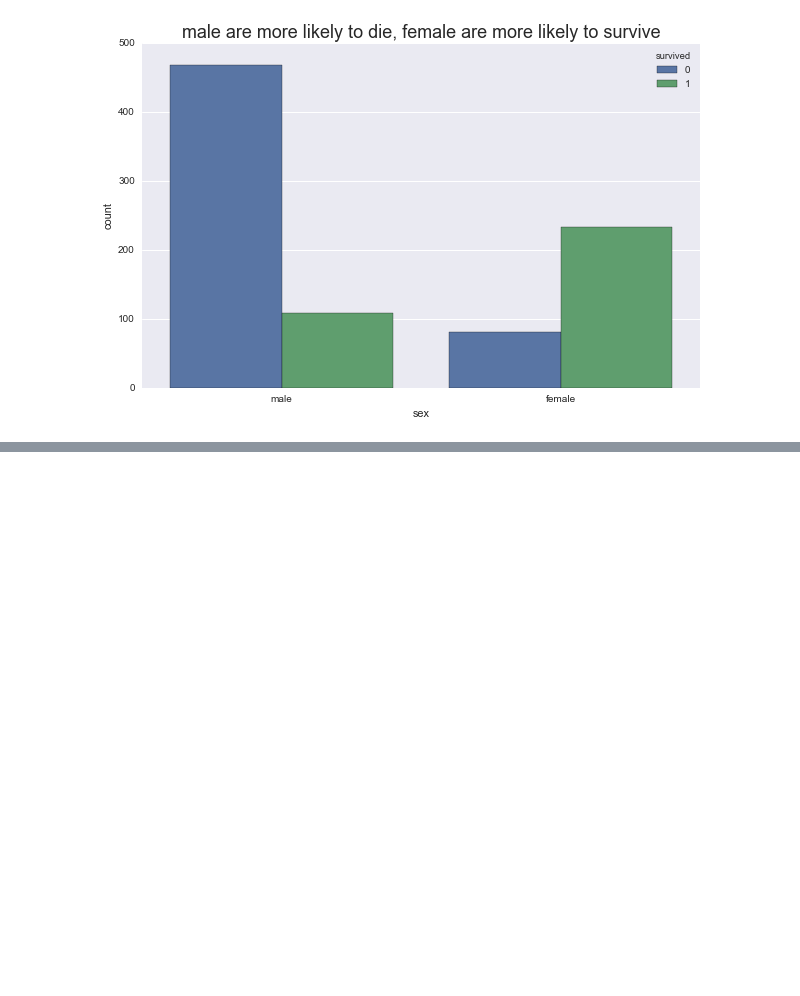
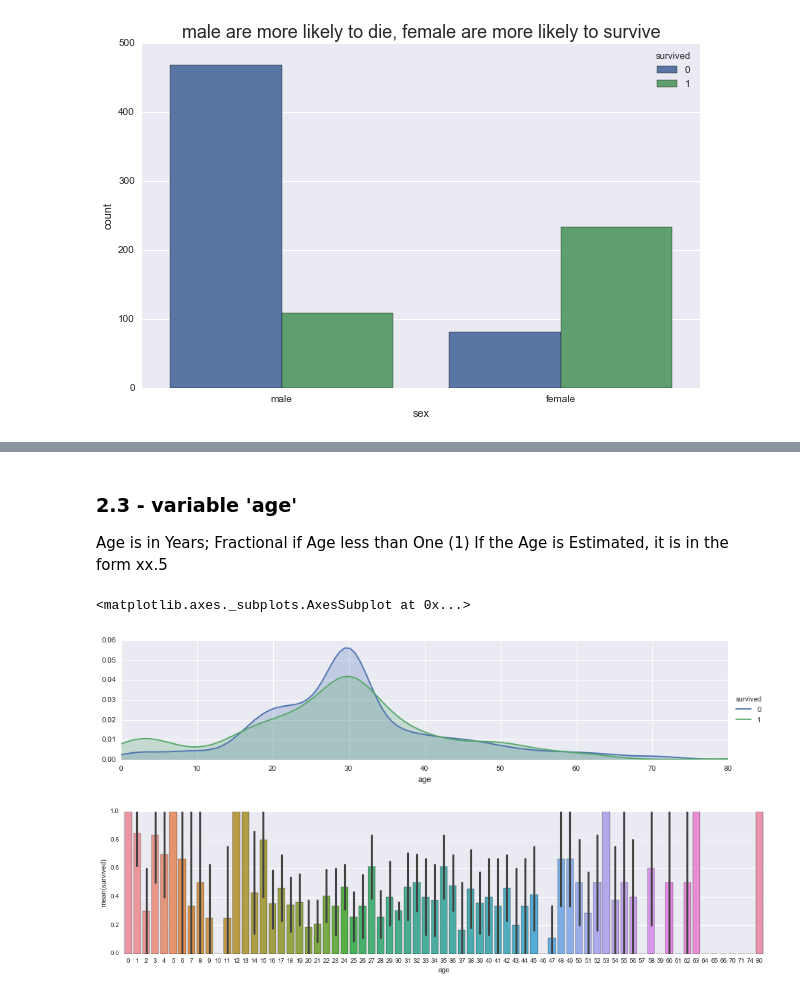
Before and after one commit to LyuuuuXinwei/KaggleProject, a Jupyter notebook: Tatanic/Titanic Test.ipynb, the cells around one changed output, grey strips where cells are left out. Drawn from its saved outputs; the diff is of its cells as text; code cells hidden in the pictures; blank space fills up the shorter version.

Commit message:
My own test in different algorithm

```diff
--- a/Tatanic/Titanic Test.ipynb
+++ b/Tatanic/Titanic Test.ipynb
@@ -203,6 +207,14 @@ middle class has not been impacted by this variable', fontdict=fontdict)
 # %% [output]
 <matplotlib.text.Text at 0x...>
 [figure]
+# %%
+train_plcass_dummy = pd.get_dummies(train_dropt_imputed['pclass'])
+train_plcass_dummy.columns = ['pclass_1', 'pclass_2', 'pclass_3']
+train_dropt_imputed_dummy1 = pd.concat([train_dropt_imputed, train_plcass_dummy], axis=1)
+
+test_plcass_dummy = pd.get_dummies(test_dropt_imputed['pclass'])
+test_plcass_dummy.columns = ['pclass_1', 'pclass_2', 'pclass_3']
+test_dropt_imputed_dummy1 = pd.concat([test_dropt_imputed, test_plcass_dummy], axis=1)
 # %% [markdown]
 ### 2.2 - variable 'sex'
 # %%
@@ -218,3 +230,9 @@ ax.set_title('male are more likely to die, female are more likely to survive', f
 # %% [output]
 <matplotlib.text.Text at 0x...>
 [figure]
+# %%
+train_dropt_imputed_dummy1['sex'][train_dropt_imputed_dummy1['sex'] == 'male'] = 1
+train_dropt_imputed_dummy1['sex'][train_dropt_imputed_dummy1['sex'] == 'female'] = 0
+
+test_dropt_imputed_dummy1['sex'][test_dropt_imputed_dummy1['sex'] == 'male'] = 1
+test_dropt_imputed_dummy1['sex'][test_dropt_imputed_dummy1['sex'] == 'female'] = 0
@@ -220,0 +263,22 @@ ax.set_title('male are more likely to die, female are more likely to survive', f
+# %% [markdown]
+### 2.3 - variable 'age'
+Age is in Years; Fractional if Age less than One (1)
+ If the Age is Estimated, it is in the form xx.5
+# %%
+# round age, easy to fit tree
+train_dropt_imputed_dummy1['age'] = train_dropt_imputed_dummy1['age'].round().astype(int)
+test_dropt_imputed_dummy1['age'] = test_dropt_imputed_dummy1['age'].round().astype(int)
+# %%
+facet = sns.FacetGrid(train_dropt_imputed_dummy1, hue='survived', aspect=4)
+facet.map(sns.kdeplot, 'age', shade=True)
+facet.add_legend()
+facet.set(xlim=(0, train_dropt_imputed_dummy1['age'].max()))
+
+
+# If people are two old or young, they have a higher probability to survive
+fig, ax = plt.subplots(1,1, figsize=(18,4))
+sns.barplot(x='age', y='survived', data=train_dropt_imputed_dummy1)
+# %% [output]
+<matplotlib.axes._subplots.AxesSubplot at 0x...>
+[figure, added]
+[figure, added]
```
Also changed, not shown: parts of 38 cells of this notebook, 1 other file.
